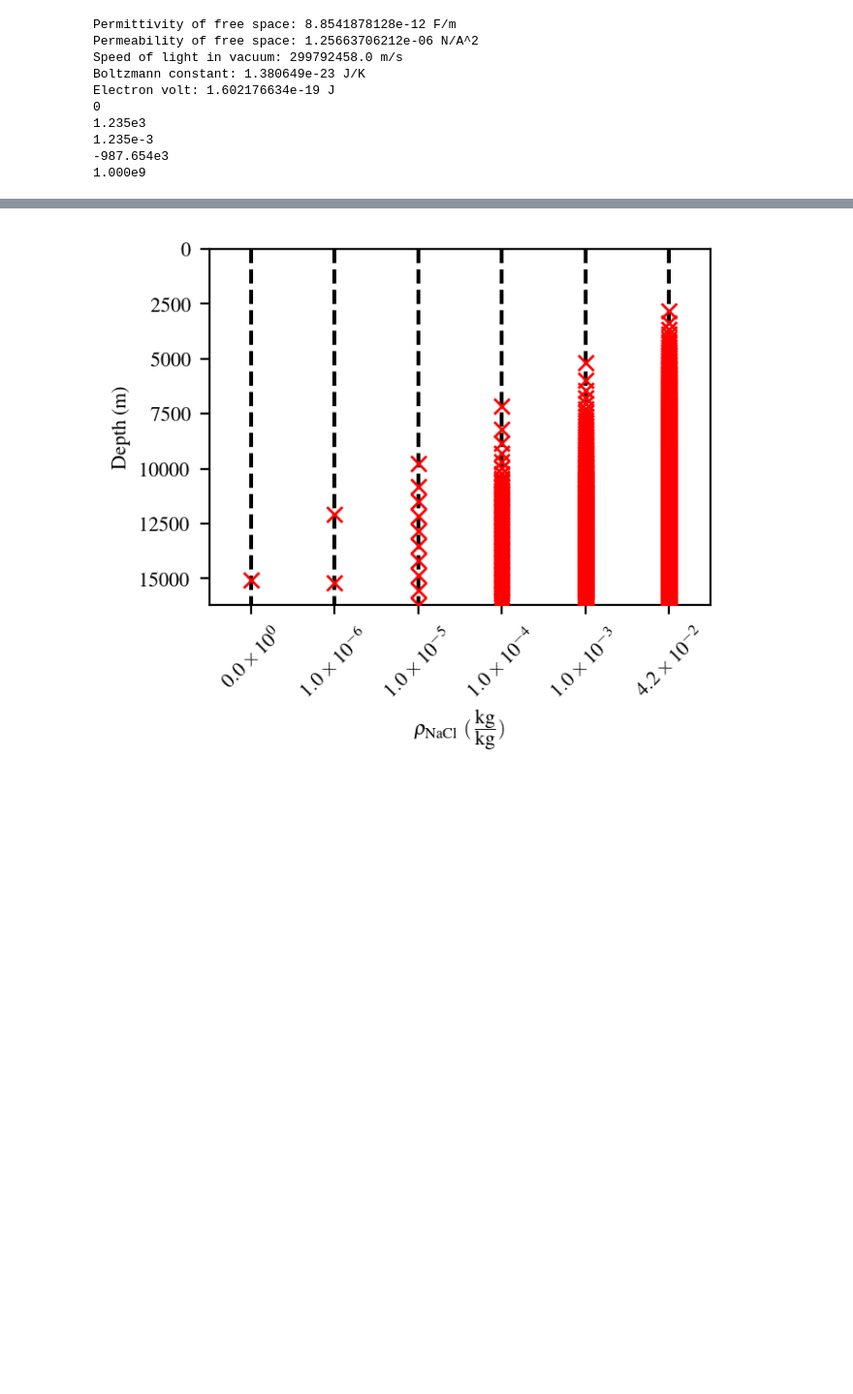
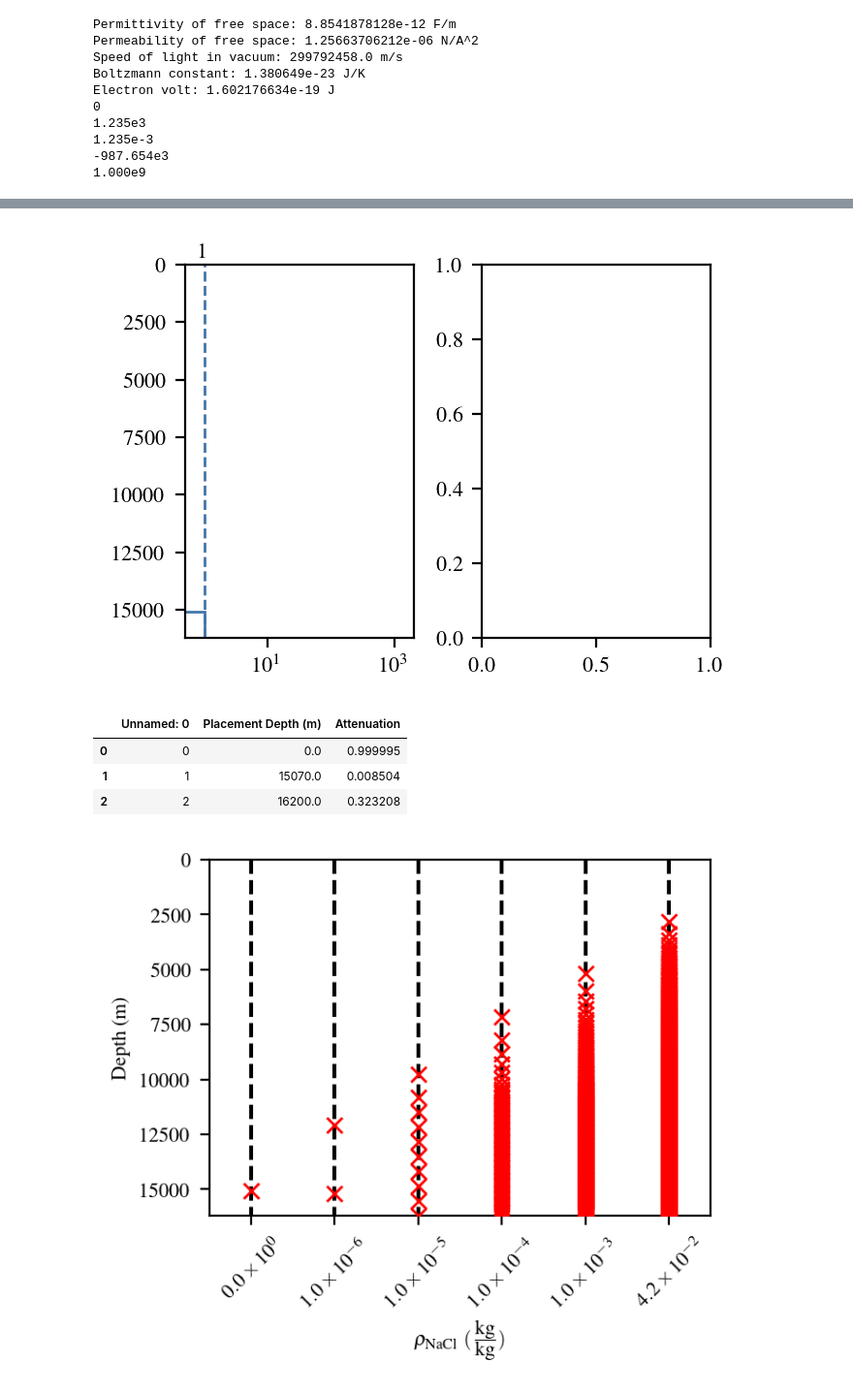
Before and after one commit to JSahliCU/Europan-Cryosphere-Puck-Estimator, a Jupyter notebook: plot_puck_deployment.ipynb, the cells around one changed output, grey strips where cells are left out. Shown at 97% size. Drawn from its saved outputs; the diff is of its cells as text; code cells hidden in the pictures; blank space fills up the shorter version.

```diff
--- a/plot_puck_deployment.ipynb
+++ b/plot_puck_deployment.ipynb
@@ -117,0 +356,71 @@ hb_sj_rho_salt4p2e2_df = pd.read_csv(folder + 'puck_placements_high_band_sub jov
+# %%
+fig = plt.figure(figsize=(3.5, 2.5))
+num_y_plots = 1
+width_ratios = [1, 1]
+num_x_plots = len(width_ratios)
+number_of_plots = num_y_plots * num_x_plots
+gs = GridSpec(num_y_plots, num_x_plots, width_ratios=width_ratios, wspace=0.3, hspace=0.3)
+
+positions = [(int(i / num_x_plots), (i % num_x_plots)) for i in range(number_of_plots)]
+
+axs = []
+for pos in positions:
+    temp_ax = fig.add_subplot(gs[pos[0], pos[1]])
+    axs.append(temp_ax)
+
+axs = np.array(axs)
+ax = np.reshape(axs, (num_y_plots, num_x_plots))
+
+dfs = [
+    lb_sj_rho_salt0_df,]
+    # lb_sj_rho_salt1e6_df,
+    # lb_sj_rho_salt1e5_df,
+    # lb_sj_rho_salt1e4_df,
+    # lb_sj_rho_salt1e3_df,
+    # lb_sj_rho_salt4p2e2_df]
+labels = [
+    r'$0.0\times10^{0}$', ]
+    # r'$1.0\times10^{-6}$',
+    # r'$1.0\times10^{-5}$',
+    # r'$1.0\times10^{-4}$',
+    # r'$1.0\times10^{-3}$',
+    # r'$4.2\times10^{-2}$']
+
+i = 0
+# previous_y = 0
+location = (0,0)
+for label, df, color, pattern, label in zip(labels, dfs,
+    ['#4477AA', '#EE6677', '#228833', '#CCBB44', '#66CCEE', '#AA3377', 'black'],
+    ['-', '--', ':', '-.', '-', '--', ':'], labels):
+    ax[location].stairs(df.index[:-1], df['Placement Depth (m)'], orientation='horizontal', color=color_cycler[i])
+    ax[location].axvline(x=df.index[-2], linestyle='--', color=color_cycler[i])
+    ax[location].text(df.index[-2], text_offset, f'{df.index[-2]}', color='black',
+            va='bottom', ha='center', fontsize=8)
+    ax[location].set_xscale('log')
+    ax[location].set_xlim((0.5, 2000))
+    ax[location].set_ylim((16.2e3, 0))
+    # if any(df.index[:-2]):
+    #     ax[location].stairs(df.index[:-1], df['Placement Depth (m)'], orientation='horizontal', color=color_cycler[i])
+    #     ax[location].axvline(x=df.index[-2], linestyle='--', color=color_cycler[i])
+    #     ax[location].text(df.index[-2], text_offset, f'{df.index[-2]}', color='black',
+    #             va='bottom', ha='center', fontsize=8)
+    # else:
+    #     ax[location].axvline(x=xlim[0], linestyle='--', color=color_cycler[i])
+    #     ax[location].text(xlim[0], text_offset, f'{0}', color='black',
+    #             va='bottom', ha='center', fontsize=8)
+    # plt.stairs(df.index[:-1], depths, label=label,
+    #     orientation='horizontal', color=color, linestyle='-')
+    # plt.axvline(x=df.index[-2], color='black', linestyle='--')
+    # plt.text(df.index[-2], -100, f'{df.index[-2]}', color='black',
+    #          va='bottom', ha='center', fontsize=8)
+    i += 1
+
+plt.show()
+
+display(lb_sj_rho_salt0_df)
+# %% [output]
+[figure, added]
+|  | Unnamed: 0 | Placement Depth (m) | Attenuation |
+| 0 | 0 | 0.0 | 0.999995 |
+| 1 | 1 | 15070.0 | 0.008504 |
+| 2 | 2 | 16200.0 | 0.323208 |
```
Also changed, not shown: parts of 11 cells of this notebook.
